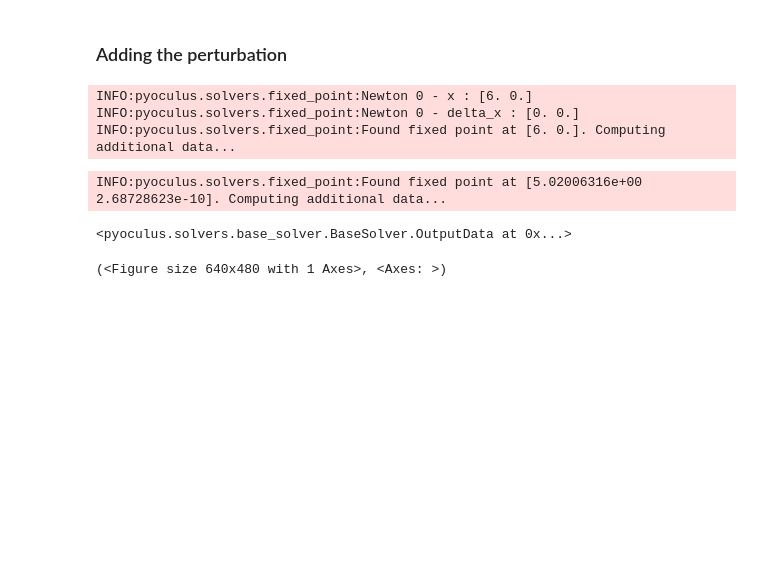
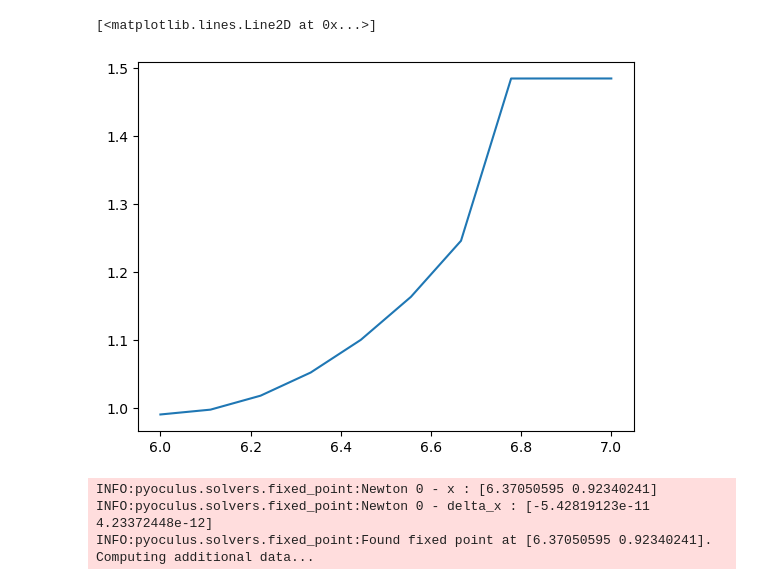
Before and after one commit to Akitzu/pyoculus, a Jupyter notebook: examples/toybox_ha.ipynb, the cells around one changed output. Drawn from its saved outputs; the diff is of its cells as text; code cells hidden in the pictures; blank space fills up the shorter version.

```diff
--- a/examples/toybox_ha.ipynb
+++ b/examples/toybox_ha.ipynb
@@ -51,4 +118,7 @@ import matplotlib.pyplot as plt
 # %%
+pplot.compute_iota()
+import matplotlib.pyplot as plt
 plt.plot(np.linalg.norm(pplot.xs, axis=1), 1 / pplot.iota)
+# %% [output]
+[<matplotlib.lines.Line2D at 0x...>]
+[figure, added]
-# %% [markdown]
-### Adding the perturbation
@@ -59,6 +124,0 @@ bfield.add_perturbation(maxwellboltzmann)
-# %%
-section.find_axis(niter=800, tol=1e-9)
-# %% [output]
-INFO:pyoculus.solvers.fixed_point:Newton 0 - x : [6. 0.]
-INFO:pyoculus.solvers.fixed_point:Newton 0 - delta_x : [0. 0.]
-INFO:pyoculus.solvers.fixed_point:Found fixed point at [6. 0.]. Computing additional data...
@@ -69,9 +125,12 @@ fp = FixedPoint(section)
-# %%
-fp.find(3, [5.05, 0], method='scipy.root')
-# %% [output]
-INFO:pyoculus.solvers.fixed_point:Found fixed point at [5.02006316e+00 2.68728623e-10]. Computing additional data...
-<pyoculus.solvers.base_solver.BaseSolver.OutputData at 0x...>
-# %%
-fp.plot(ax=ax)
-# %% [output]
-(<Figure size 640x480 with 1 Axes>, <Axes: >)
+# %%
+fp_x2 = FixedPoint(section)
+
+fp_x2.find(3, fp_x1.coords[1])
+# fp01.find_with_iota(0, 1, guess)
+
+fp_x2._found_by_iota = True
+fp_x2._m = 3
+# %% [output]
+INFO:pyoculus.solvers.fixed_point:Newton 0 - x : [6.37050595 0.92340241]
+INFO:pyoculus.solvers.fixed_point:Newton 0 - delta_x : [-5.42819123e-11  4.23372448e-12]
+INFO:pyoculus.solvers.fixed_point:Found fixed point at [6.37050595 0.92340241]. Computing additional data...
```
Also changed, not shown: parts of 28 cells of this notebook.
